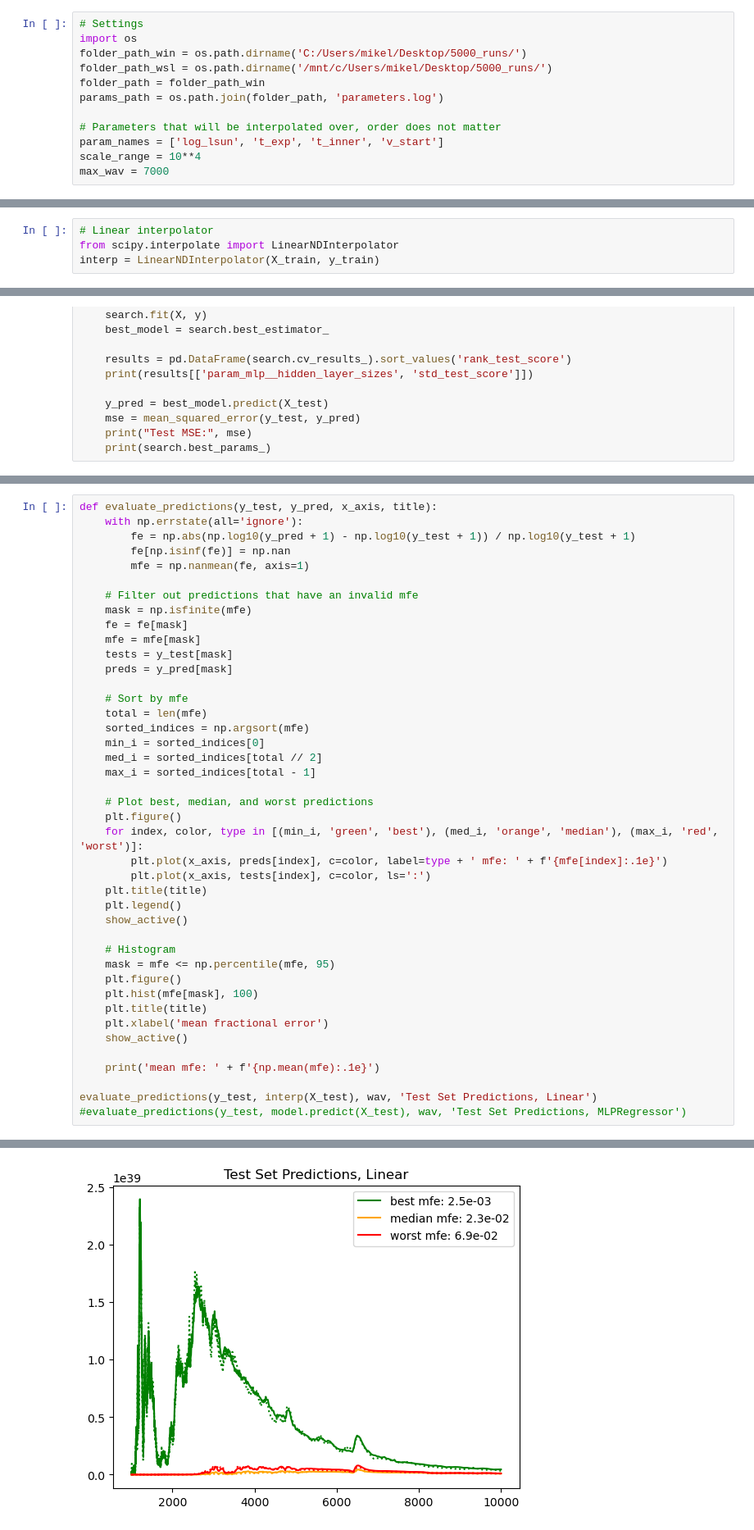
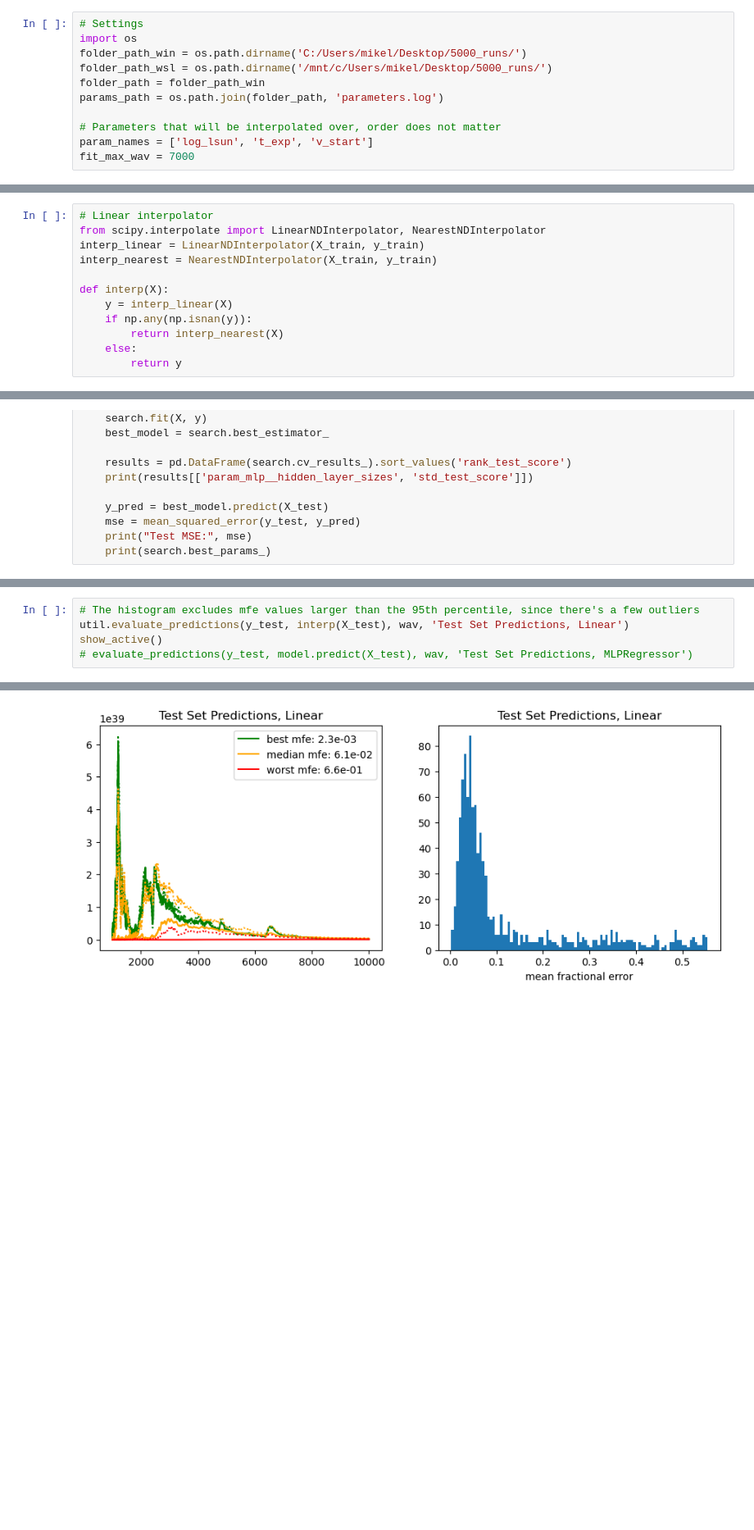
Before and after one commit to MichaelLukaszyk/iip-emulator, a Jupyter notebook: interpolator/interp.ipynb, the cells around one changed output, grey strips where cells are left out. Shown at 82% size. Drawn from its saved outputs; the diff is of its cells as text; blank space fills up the shorter version.

Commit message:
Lot of renaming, added hydrogen and metallicity parameters

```diff
--- a/interpolator/interp.ipynb
+++ b/interpolator/interp.ipynb
@@ -9,7 +9,6 @@ folder_path = folder_path_win
 params_path = os.path.join(folder_path, 'parameters.log')
 
 # Parameters that will be interpolated over, order does not matter
-param_names = ['log_lsun', 't_exp', 't_inner', 'v_start']
-scale_range = 10**4
-max_wav = 7000
+param_names = ['log_lsun', 't_exp', 'v_start']
+fit_max_wav = 7000
 # %%
@@ -59,8 +35,16 @@ show_active()
 # Fit Models
 # %%
 # Linear interpolator
-from scipy.interpolate import LinearNDInterpolator
-interp = LinearNDInterpolator(X_train, y_train)
+from scipy.interpolate import LinearNDInterpolator, NearestNDInterpolator
+interp_linear = LinearNDInterpolator(X_train, y_train)
+interp_nearest = NearestNDInterpolator(X_train, y_train)
+
+def interp(X):
+    y = interp_linear(X)
+    if np.any(np.isnan(y)):
+        return interp_nearest(X)
+    else:
+        return y
 # %%
 # Find hyperparameters
 from sklearn.neural_network import MLPRegressor
@@ -118,43 +97,6 @@ if False:
 # %%
-def evaluate_predictions(y_test, y_pred, x_axis, title):
-    with np.errstate(all='ignore'):
-        fe = np.abs(np.log10(y_pred + 1) - np.log10(y_test + 1)) / np.log10(y_test + 1)
-        fe[np.isinf(fe)] = np.nan
-        mfe = np.nanmean(fe, axis=1)
-
-    # Filter out predictions that have an invalid mfe
-    mask = np.isfinite(mfe)
-    fe = fe[mask]
-    mfe = mfe[mask]
-    tests = y_test[mask]
-    preds = y_pred[mask]
-
-    # Sort by mfe
-    total = len(mfe)
-    sorted_indices = np.argsort(mfe)
-    min_i = sorted_indices[0]
-    med_i = sorted_indices[total // 2]
-    max_i = sorted_indices[total - 1]
-
-    # Plot best, median, and worst predictions
-    plt.figure()
-    for index, color, type in [(min_i, 'green', 'best'), (med_i, 'orange', 'median'), (max_i, 'red', 'worst')]:
-        plt.plot(x_axis, preds[index], c=color, label=type + ' mfe: ' + f'{mfe[index]:.1e}')
-        plt.plot(x_axis, tests[index], c=color, ls=':')
-    plt.title(title)
-    plt.legend()
-    show_active()
-
-    # Histogram
-    mask = mfe <= np.percentile(mfe, 95)
-    plt.figure()
-    plt.hist(mfe[mask], 100)
-    plt.title(title)
-    plt.xlabel('mean fractional error')
-    show_active()
-
-    print('mean mfe: ' + f'{np.mean(mfe):.1e}')
-
-evaluate_predictions(y_test, interp(X_test), wav, 'Test Set Predictions, Linear')
-#evaluate_predictions(y_test, model.predict(X_test), wav, 'Test Set Predictions, MLPRegressor')
+# The histogram excludes mfe values larger than the 95th percentile, since there's a few outliers
+util.evaluate_predictions(y_test, interp(X_test), wav, 'Test Set Predictions, Linear')
+show_active()
+# evaluate_predictions(y_test, model.predict(X_test), wav, 'Test Set Predictions, MLPRegressor')
 # %% [output]
@@ -161 +104 @@ evaluate_predictions(y_test, interp(X_test), wav, 'Test Set Predictions, Linear'
-[figure, old version]
+[figure, new version]
```
Also changed, not shown: parts of 21 cells of this notebook, 20 other files.
